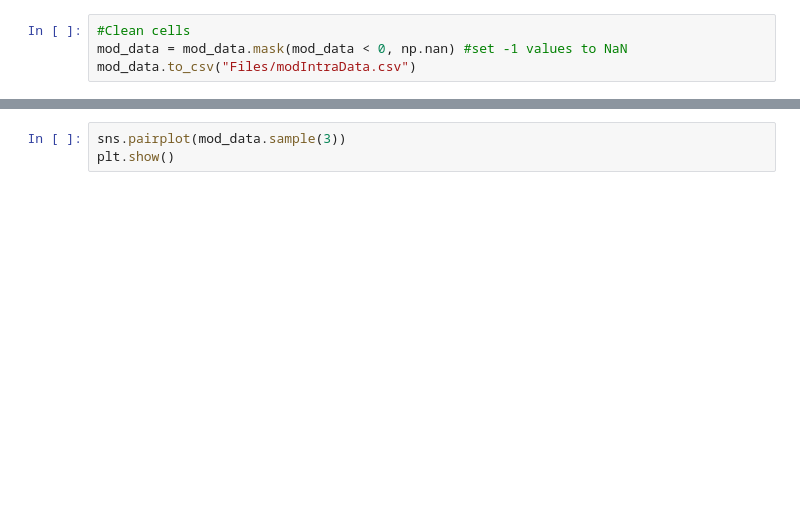
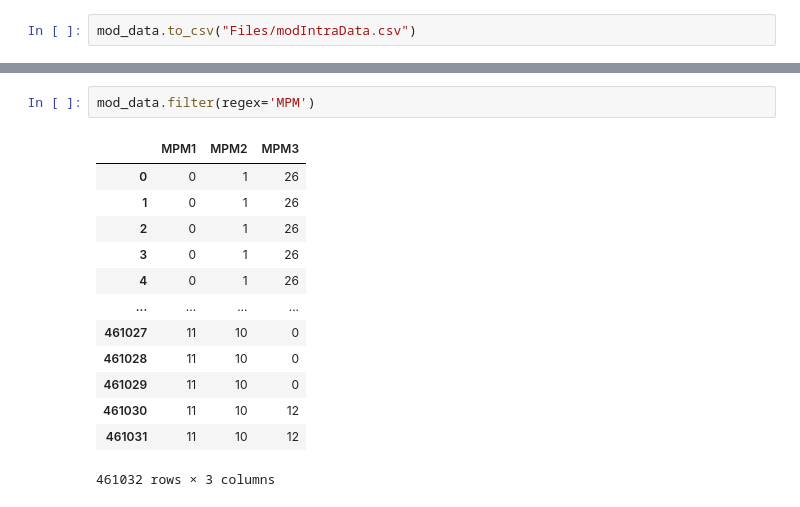
Before and after one commit to BernardoBeling/ML_Intra360, a Jupyter notebook: Intra360.ipynb, the cells around one changed output, grey strips where cells are left out. Cells and saved outputs as stored; diff of their text form; blank space fills up the shorter version.

```diff
--- a/Intra360.ipynb
+++ b/Intra360.ipynb
@@ -57,5 +70,3 @@ mod_data
 # %%
-#Clean cells
-mod_data = mod_data.mask(mod_data < 0, np.nan) #set -1 values to NaN
 mod_data.to_csv("Files/modIntraData.csv")
 # %% [markdown]
@@ -63,3 +79,16 @@ mod_data.to_csv("Files/modIntraData.csv")
 # %%
-sns.pairplot(mod_data.sample(3))
-plt.show()
+mod_data.filter(regex='MPM')
+# %% [output]
+|  | MPM1 | MPM2 | MPM3 |
+| 0 | 0 | 1 | 26 |
+| 1 | 0 | 1 | 26 |
+| 2 | 0 | 1 | 26 |
+| 3 | 0 | 1 | 26 |
+| 4 | 0 | 1 | 26 |
+| ... | ... | ... | ... |
+| 461027 | 11 | 10 | 0 |
+| 461028 | 11 | 10 | 0 |
+| 461029 | 11 | 10 | 0 |
+| 461030 | 11 | 10 | 12 |
+| 461031 | 11 | 10 | 12 |
+461032 rows × 3 columns
```
Also changed, not shown: parts of 5 cells of this notebook.
